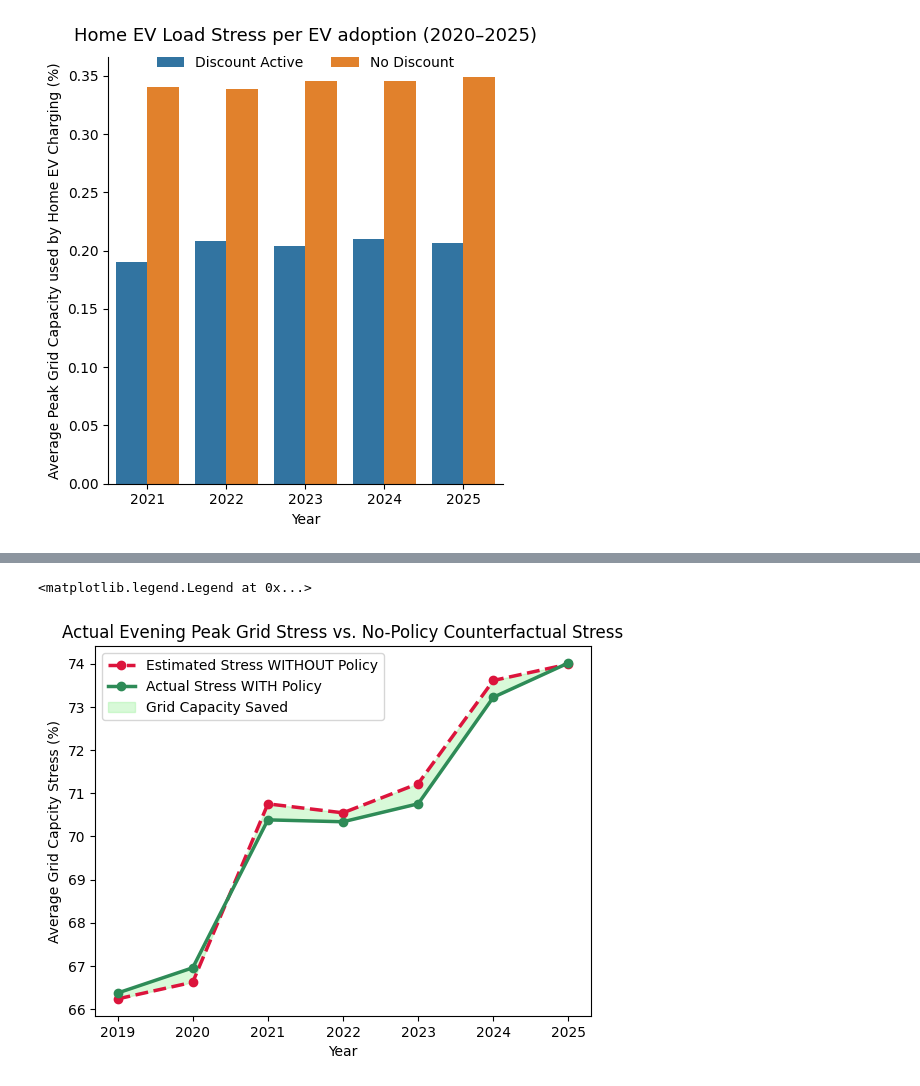
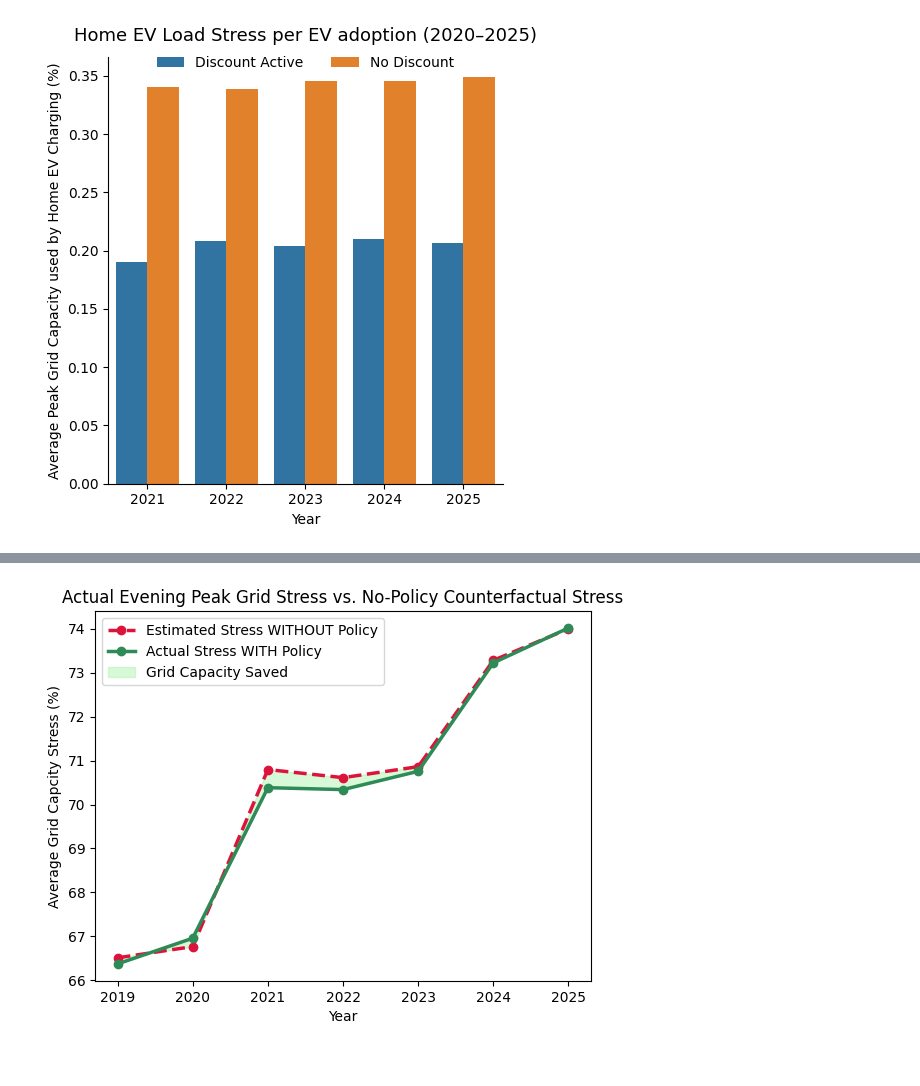
Before and after one commit to shresta-28/TSA_DataScienceandAnalytics, a Jupyter notebook: ev_strain_dataScience_TSA.ipynb, the cells around one changed output, grey strips where cells are left out. Drawn from its saved outputs; the diff is of its cells as text; code cells hidden in the pictures.

```diff
--- a/ev_strain_dataScience_TSA.ipynb
+++ b/ev_strain_dataScience_TSA.ipynb
@@ -73,9 +82,20 @@ All columns with blanks:
  Series([], dtype: int64)
 # %%
 def find_outliers(check_cols, data):
+  """
+  Identifies outliers by comparing actual column values with target values
+
+  Parameters:
+    check_cols (dict): Dictionary that maps column names to median scores to act as the target values
+    data (pd.DataFrame): DataFrame containing the records to check
+
+  Returns:
+    dict: Masks rows with boolean values indicating outlier rows
+  """
   outliers={}
   for col in check_cols:
     ratio = data[col] / check_cols[col]
+    # Tags anything above 120% or below 50% as anomalies
     outliers[col] = (ratio>1.2) | (ratio < 0.5)
     print(f"Total Outliers for {col} = {outliers[col].sum()}")
   return outliers
@@ -276,8 +307,11 @@ from sklearn.metrics import mean_squared_error, r2_score
 from sklearn.model_selection import train_test_split
 import numpy as np
 
+# Changes categorical features to numeric to be able to include in model
 ev_grid_working["Policy_Numeric"] = ev_grid_working["Discount_Active"].map({"Yes": 1, "No": 0})
-ev_grid_working["Time_Block_Numeric"] = ev_grid_working["Time_Block"].map({"Morning": 1, "Afternoon": 2, "Evening_Peak": 3, "Overnight": 4})
+
+evening_data = ev_grid_working[ev_grid_working["Time_Block"] == "Evening_Peak"].copy()
+
 features = [
     "Homes_in_Zone",
     "EV_Share_Pct",
@@ -285,24 +319,28 @@ features = [
     "Avg_Temp_F",
     "Grid_Capacity_MW",
     "Policy_Numeric",
-    "Time_Block_Numeric"
 ]
 target = "Total_Stress_Pct"
 
-X = ev_grid_working[features]
-Y = ev_grid_working[target]
+X = evening_data[features]
+Y = evening_data[target]
 
+# Splits testing and training data to simulate new data and understand model accuracy
 X_train, X_test, Y_train, Y_test = train_test_split(
     X, Y, test_size=0.2, random_state=42
 )
 
+# Uses random_state 42 to ensure reproducibility
 discount_simulation_model = RandomForestRegressor(n_estimators=100, random_state=42)
 discount_simulation_model.fit(X_train, Y_train)
 y_pred = discount_simulation_model.predict(X_test)
 
+# Evaluates accuracy of model
 print(f"Model R² Score: {r2_score(Y_test, y_pred):.3f}")
 print(
     f"Model Root Mean Squared Error (RMSE):"
     f" {np.sqrt(mean_squared_error(Y_test, y_pred)):.3f}%"
 )
+
+print (discount_simulation_model.feature_importances_)
 # %% [output]
@@ -373,4 +418,5 @@ Estimated Grid Stress Reduction with Policy: -0.30% of capacity
 # %%
+# Checks with current policy zones to simulate past years if policy was never implemented in each area
 policy_evenings = ev_grid_working[
     (ev_grid_working["Zone_Name"].isin(policy_zones))
     & (ev_grid_working["Time_Block"] == "Evening_Peak")
@@ -385,7 +431,6 @@ features = [
     "Avg_Temp_F",
     "Grid_Capacity_MW",
     "Policy_Numeric",
-    "Time_Block_Numeric",
 ]
 
 policy_evenings["Counterfactual_No_Policy_Stress"] = (discount_simulation_model.predict(grid_alternate_no_policy[features]))
@@ -398,39 +443,40 @@ yearly_savings = (
     .reset_index()
 )
 
+# Plots both actual stress with policy, and simulated stress without policy
 plt.plot(
     yearly_savings["Year"],
     yearly_savings["Counterfactual_No_Policy_Stress"],
     label="Estimated Stress WITHOUT Policy",
     color="crimson",
     linestyle="--",
     marker="o",
     linewidth=2.5,
 )
 plt.plot(
     yearly_savings["Year"],
     yearly_savings["Total_Stress_Pct"],
     label="Actual Stress WITH Policy",
     color="seagreen",
     marker="o",
     linewidth=2.5,
 )
 
 plt.fill_between(
     yearly_savings["Year"],
     yearly_savings["Total_Stress_Pct"],
     yearly_savings["Counterfactual_No_Policy_Stress"],
     color="lightgreen",
     alpha=0.35,
     label="Grid Capacity Saved",
 )
 
 plt.gca().set(
     title = "Actual Evening Peak Grid Stress vs. No-Policy Counterfactual Stress",
     xlabel = "Year", ylabel="Average Grid Capcity Stress (%)"
 )
 plt.legend()
+plt.savefig("saved_stress_with_fake_no_discount_graph.png", dpi=300, bbox_inches="tight")
 # %% [output]
-<matplotlib.legend.Legend at 0x...>
-[figure, old version]
+[figure, new version]
 # %% [markdown]
```
Also changed, not shown: parts of 18 cells of this notebook.
